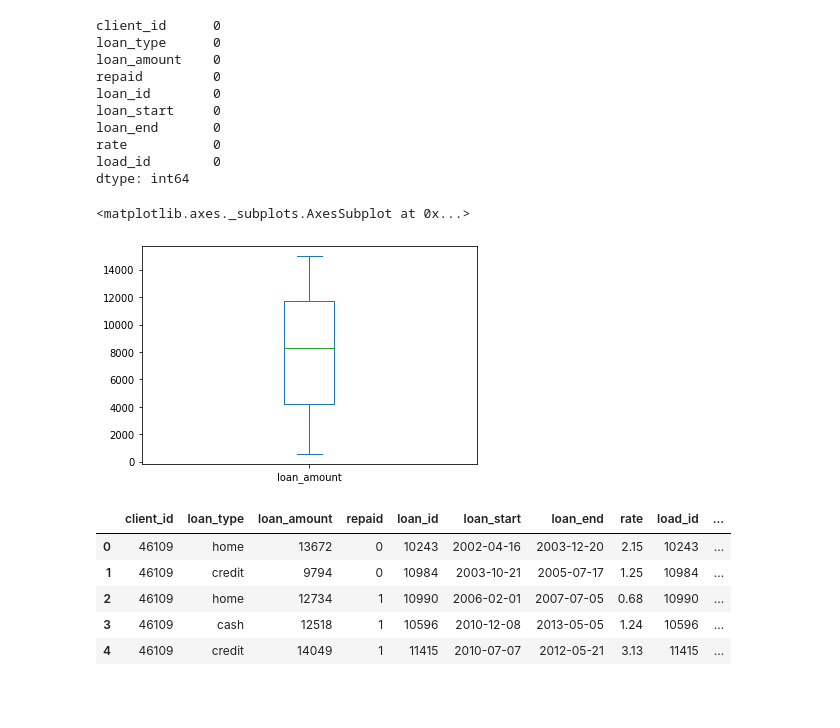
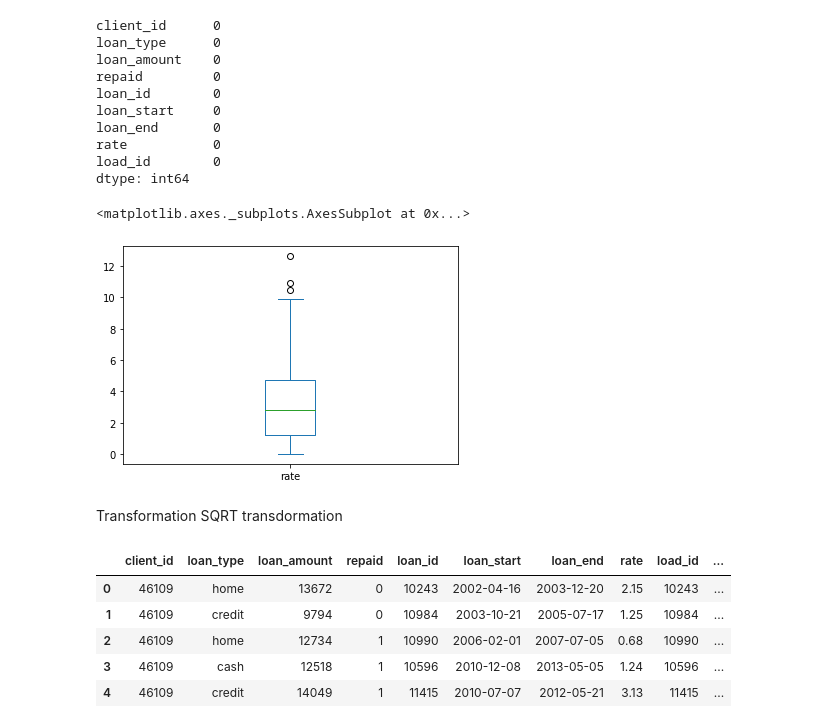
Before and after one commit to dkdkdskf/kkk, a Jupyter notebook: Student notebook.ipynb, the cells around one changed output. Cells and saved outputs as stored; diff of their text form; code cells hidden in the pictures; blank space fills up the shorter version.

```diff
--- a/Student notebook.ipynb
+++ b/Student notebook.ipynb
@@ -126,8 +116,11 @@ rate           0
 load_id        0
 dtype: int64
 # %%
-df['loan_amount'].plot(kind='box')
+df['rate'].plot(kind='box')
 # %% [output]
 <matplotlib.axes._subplots.AxesSubplot at 0x...>
-[figure, old version]
+[figure, new version]
+# %% [markdown]
+Transformation
+SQRT transdormation
 # %%
```
Also changed, not shown: parts of 46 cells of this notebook.
